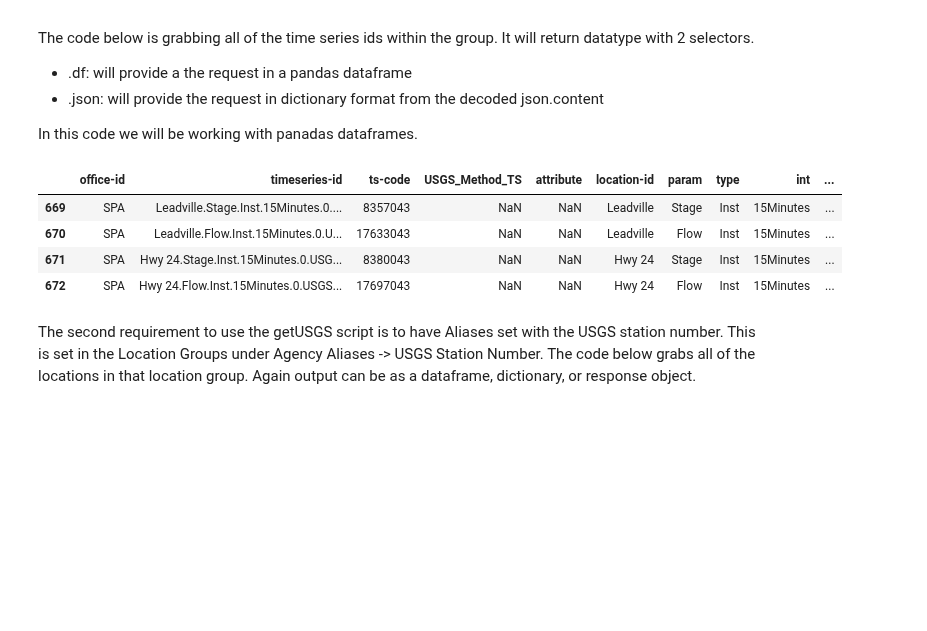
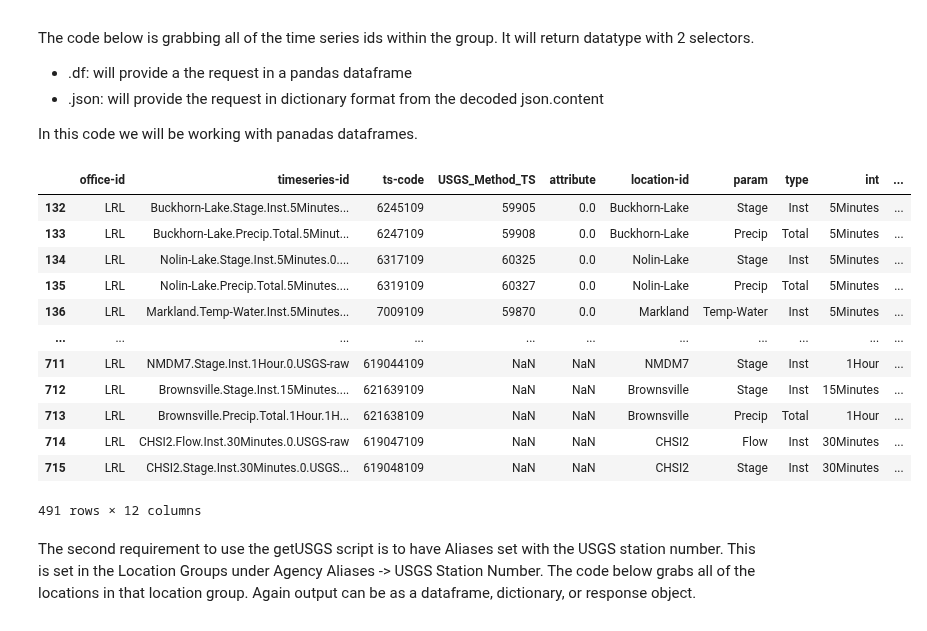
Before and after one commit to HydrologicEngineeringCenter/CWMS-data-acquisition-python, a Jupyter notebook: src/getUSGS/getUSGS_CDA.ipynb, the cells around one changed output. Saved outputs shown, nothing was run; the diff lists cells and outputs as text; code cells hidden in the pictures; blank space fills up the shorter version.

```diff
--- a/src/getUSGS/getUSGS_CDA.ipynb
+++ b/src/getUSGS/getUSGS_CDA.ipynb
@@ -63,24 +63,32 @@ if 'attribute' not in df.columns: df['attribute'] = np.nan
 df = df.rename(columns = {'alias-id': 'USGS_Method_TS'})
 # %%
 #grab subset from a specific office
-df = df[df['office-id']=='SPA']
+df = df[df['office-id']=='LRL']
 
 # grab a specific location
 
 #df = df[df['location-id']=='TMMT']
 
 # grab a subset of timeseries
 
 #timeseries = ['BowlingGreenIN.Stage.Inst.15Minutes.0.USGS-raw',
 #              'BowlingGreenIN.Flow.Inst.15Minutes.0.USGS-raw']
 #df = df[df['timeseries-id'].isin(timeseries)]
 df
 # %% [output]
 |  | office-id | timeseries-id | ts-code | USGS_Method_TS | attribute | location-id | param | type | int | ... |
-| 669 | SPA | Leadville.Stage.Inst.15Minutes.0.... | 8357043 | NaN | NaN | Leadville | Stage | Inst | 15Minutes | ... |
-| 670 | SPA | Leadville.Flow.Inst.15Minutes.0.U... | 17633043 | NaN | NaN | Leadville | Flow | Inst | 15Minutes | ... |
-| 671 | SPA | Hwy 24.Stage.Inst.15Minutes.0.USG... | 8380043 | NaN | NaN | Hwy 24 | Stage | Inst | 15Minutes | ... |
-| 672 | SPA | Hwy 24.Flow.Inst.15Minutes.0.USGS... | 17697043 | NaN | NaN | Hwy 24 | Flow | Inst | 15Minutes | ... |
+| 132 | LRL | Buckhorn-Lake.Stage.Inst.5Minutes... | 6245109 | 59905 | 0.0 | Buckhorn-Lake | Stage | Inst | 5Minutes | ... |
+| 133 | LRL | Buckhorn-Lake.Precip.Total.5Minut... | 6247109 | 59908 | 0.0 | Buckhorn-Lake | Precip | Total | 5Minutes | ... |
+| 134 | LRL | Nolin-Lake.Stage.Inst.5Minutes.0.... | 6317109 | 60325 | 0.0 | Nolin-Lake | Stage | Inst | 5Minutes | ... |
+| 135 | LRL | Nolin-Lake.Precip.Total.5Minutes.... | 6319109 | 60327 | 0.0 | Nolin-Lake | Precip | Total | 5Minutes | ... |
+| 136 | LRL | Markland.Temp-Water.Inst.5Minutes... | 7009109 | 59870 | 0.0 | Markland | Temp-Water | Inst | 5Minutes | ... |
+| ... | ... | ... | ... | ... | ... | ... | ... | ... | ... | ... |
+| 711 | LRL | NMDM7.Stage.Inst.1Hour.0.USGS-raw | 619044109 | NaN | NaN | NMDM7 | Stage | Inst | 1Hour | ... |
+| 712 | LRL | Brownsville.Stage.Inst.15Minutes.... | 621639109 | NaN | NaN | Brownsville | Stage | Inst | 15Minutes | ... |
+| 713 | LRL | Brownsville.Precip.Total.1Hour.1H... | 621638109 | NaN | NaN | Brownsville | Precip | Total | 1Hour | ... |
+| 714 | LRL | CHSI2.Flow.Inst.30Minutes.0.USGS-raw | 619047109 | NaN | NaN | CHSI2 | Flow | Inst | 30Minutes | ... |
+| 715 | LRL | CHSI2.Stage.Inst.30Minutes.0.USGS... | 619048109 | NaN | NaN | CHSI2 | Stage | Inst | 30Minutes | ... |
+491 rows × 12 columns
 # %% [markdown]
 The second requirement to use the getUSGS script is to have Aliases set with the USGS station number.  This is set in the Location Groups under Agency Aliases -> USGS Station Number.  The code below grabs all of the locations in that location group.  Again output can be as a dataframe, dictionary, or response object.
 
```
Also changed, not shown: parts of 5 cells of this notebook, 1 other file.
